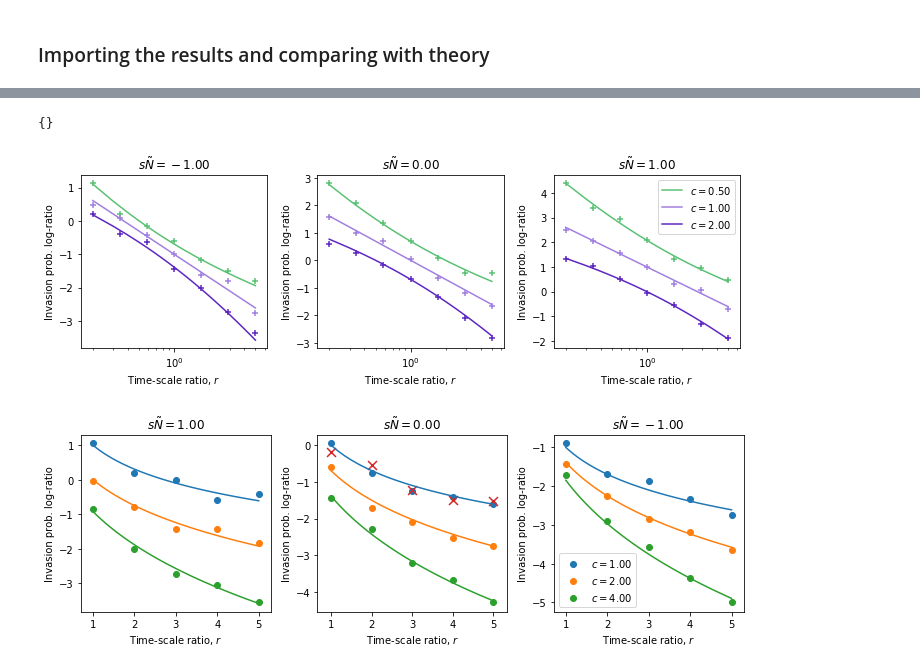
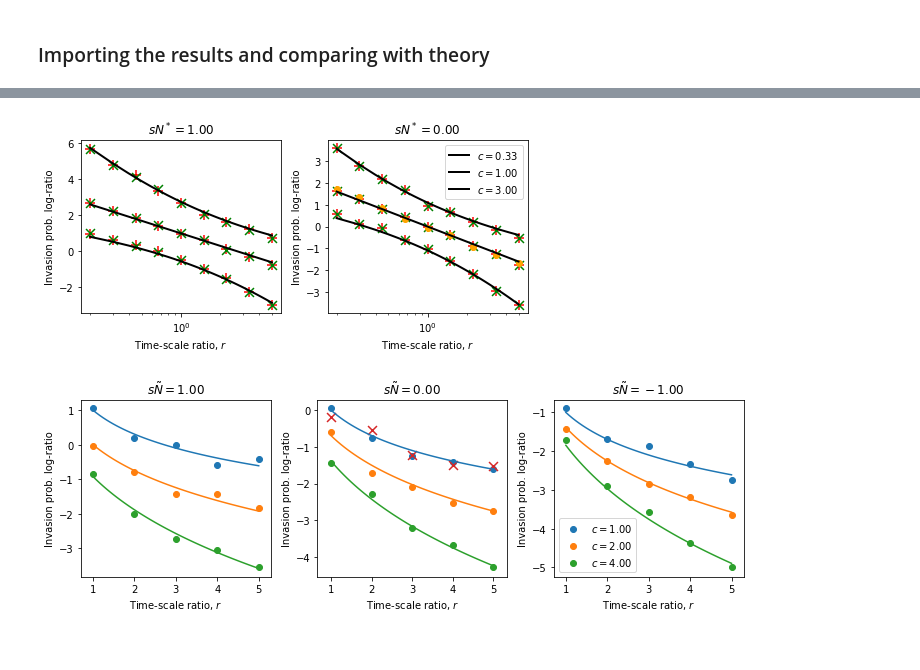
Before and after one commit to amazzoli/PopGenCompetition, a Jupyter notebook: main/Invasion_prob.ipynb, the cells around one changed output, grey strips where cells are left out. Saved outputs shown, nothing was run; the diff lists cells and outputs as text; code cells hidden in the pictures.

```diff
--- a/main/Invasion_prob.ipynb
+++ b/main/Invasion_prob.ipynb
@@ -137,12 +119,8 @@ for name in name_list:
-# %%
-ratio_at_sM
-# %% [output]
-{}
 # %%
 ratio_at_sM2 = dict()
 cs_at_sM2, rs_at_sM2 = dict(), dict()
-name_list = ['chem0', 'chem1', 'chem2']
-n_max_files=25
+name_list = ['chem3', 'chem4']
+n_max_files=27
 
 for name in name_list:
     for i in range(1,n_max_files+1):
@@ -150,9 +128,12 @@ for name in name_list:
             inv_p = float(ut.read_inv_p(data_dir+name+'/'+str(i)+'_inv_p.txt'))
             inv_p_sw = float(ut.read_inv_p(data_dir+name+'/'+str(i)+'sw_inv_p.txt'))
             tparam = ut.read_params(data_dir+name+'/'+str(i)+'_param.txt')
-            rho0, rho1 = tparam['deltas'][0], tparam['deltas'][1]
-            fs0, fs1 = tparam['etas'][0]*tparam['alphas'][0]/tparam['deltas'][0], tparam['etas'][1]*tparam['alphas'][1]/tparam['deltas'][1]
-            chi0, chi1 = tparam['deltas'][0]/tparam['etas'][0], tparam['deltas'][1]/tparam['etas'][1]
+            rho0, rho1 = tparam['etas'][0]*tparam['alphas'][0], tparam['etas'][1]*tparam['alphas'][1]
+            rho0, rho1 = float("%.6f" % rho0), float("%.6f" % rho1)
+            fs0, fs1 = rho0/tparam['deltas'][0], rho1/tparam['deltas'][1]
+            fs0, fs1 = float("%.5f" % fs0), float("%.5f" % fs1)
+            chi0, chi1 = tparam['alphas'][0], tparam['alphas'][1]
+            chi0, chi1 = float("%.6f" % chi0), float("%.6f" % chi1)
             sMt = (fs0-fs1)/fs1* tparam['M']/chi1
             if sMt not in ratio_at_sM2:
                 ratio_at_sM2[sMt] = [inv_p / inv_p_sw]
@@ -165,13 +146,27 @@ for name in name_list:
         except:
             pass
             #print(i)
+# %%
+data_dir = '../data/inv_prob/plotkin/'
+n_max_files=9
+ratio_plot = []
+r_plot = []
+
+count = 1
+for i in range(1,1+n_max_files):
+    inv_p = float(ut.read_inv_p(data_dir+str(i)+'_inv_p.txt'))
+    inv_p_sw = float(ut.read_inv_p(data_dir+str(i)+'sw_inv_p.txt'))
+    tparam = ut.read_params(data_dir+str(i)+'_param.txt')
+    r_plot.append(tparam['betas'][0] / tparam['betas'][1])
+    count+=1
+    ratio_plot.append(inv_p/inv_p_sw)
 # %%
-fig, axs = plt.subplots(1,len(ratio_at_sM2), figsize=(10,3.5))
+fig, axs = plt.subplots(1,len(ratio_at_sM2), figsize=(7,3.5))
 
-colors = ['#59C173', '#a17fe0', '#5D26C1']
+colors = ['#dee73d', '#80c850', '#28862c']
 for i in range(len(ratio_at_sM2.keys())):
     sM = list(ratio_at_sM2.keys())[i]
-    axs[i].set_title(r'$s \tilde{N}=%3.2f$'%sM)
+    axs[i].set_title(r'$s N^*=%3.2f$'%sM)
     axs[i].set_xlabel('Time-scale ratio, $r$')
     axs[i].set_ylabel('Invasion prob. log-ratio')
     axs[i].set_xscale('log')
@@ -179,36 +174,38 @@ for i in range(len(ratio_at_sM2.keys())):
     count_c=0
     #unique_cs = [1.0,2.0,4.0]
     for c in unique_cs:
         ratio, r = np.array([]), np.array([])
         for k in range(len(ratio_at_sM2[sM])):
             if cs_at_sM2[sM][k] == c:
                 ratio = np.append(np.log(ratio_at_sM2[sM][k]), ratio)
                 r = np.append(rs_at_sM2[sM][k], r)
-        axs[i].scatter(r, ratio, marker='+', c=colors[count_c])
+        axs[i].scatter(r, ratio, marker='+', c="red", s=100)
         x = np.linspace(min(r), max(r))
-        axs[i].plot(x, [log_inv_prob_ratio(sM, ar, c) for ar in x], label=r'$c=%3.2f$'%c, c=colors[count_c])
+        axs[i].plot(x, [log_inv_prob_ratio(sM, ar, c) for ar in x], label=r'$c=%3.2f$'%c, c="black", lw=2)
         count_c+=1
 
 for i in range(len(ratio_at_sM.keys())):
     sM = list(ratio_at_sM.keys())[i]
-    axs[i].set_title(r'$s \tilde{N}=%3.2f$'%sM)
+    axs[i].set_title(r'$s N^*=%3.2f$'%sM)
     axs[i].set_xlabel('Time-scale ratio, $r$')
     axs[i].set_ylabel('Invasion prob. log-ratio')
     axs[i].set_xscale('log')
     unique_cs = set(cs_at_sM[sM])
     #unique_cs = [1.0,2.0,4.0]
     count_c=0
     for c in unique_cs:
         ratio, r = np.array([]), np.array([])
         for k in range(len(ratio_at_sM[sM])):
             if cs_at_sM[sM][k] == c:
                 ratio = np.append(np.log(ratio_at_sM[sM][k]), ratio)
                 r = np.append(rs_at_sM[sM][k], r)
-        axs[i].scatter(r, ratio, marker='x', c=colors[count_c])
+        axs[i].scatter(r, ratio, marker='x', c="green", s=80)
         count_c += 1
+
+axs[1].scatter(r_plot, np.log(ratio_plot), c="orange")
 
 plt.legend()
 plt.tight_layout()
-plt.savefig(plot_dir+'p_inv_log_ratio.png', dpi=200, transparent=True)
+plt.savefig(plot_dir+'p_inv_log_ratio.svg', dpi=200, transparent=True)
 # %% [output]
-[figure, old version]
+[figure, new version]
```
Also changed, not shown: parts of 2 cells of this notebook.
